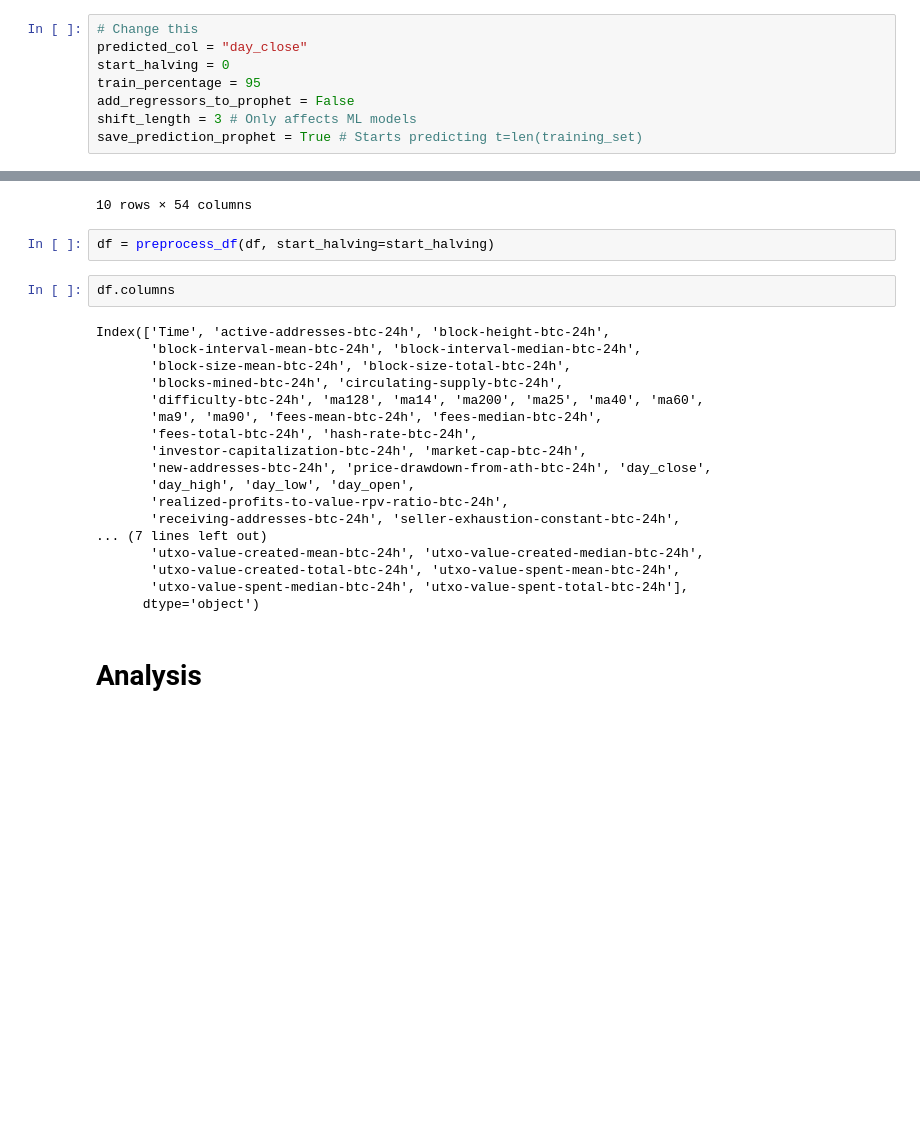
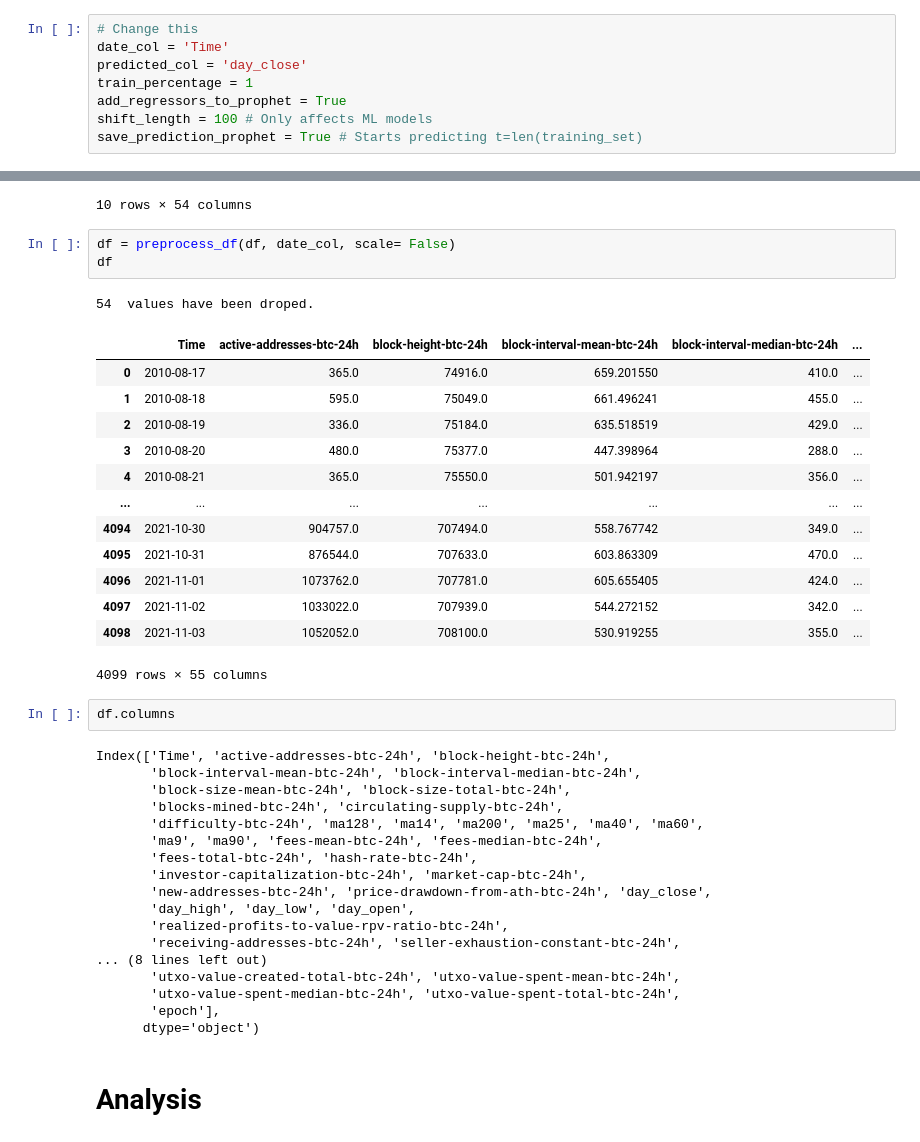
Before and after one commit to hazemkya/BitDictor, a Jupyter notebook: model/forecasting.ipynb, the cells around one changed output, grey strips where cells are left out. Drawn from its saved outputs; the diff is of its cells as text; blank space fills up the shorter version.

```diff
--- a/model/forecasting.ipynb
+++ b/model/forecasting.ipynb
@@ -14,11 +19,11 @@ from utilities import *
 # Variables
 # %%
 # Change this
-predicted_col = "day_close"
-start_halving = 0
-train_percentage = 95
-add_regressors_to_prophet = False
-shift_length = 3 # Only affects ML models
+date_col = 'Time'
+predicted_col = 'day_close'
+train_percentage = 1
+add_regressors_to_prophet = True
+shift_length = 100 # Only affects ML models
 save_prediction_prophet = True # Starts predicting t=len(training_set)
 # %%
 # No need to change this
@@ -43,7 +47,23 @@ df.head(10)
 | 9 | 2010-08-26 00:00:00+00:00 | 455.0 | 76616.0 | 446.733333 | 274.0 | ... |
 10 rows × 54 columns
 # %%
-df = preprocess_df(df, start_halving=start_halving)
+df = preprocess_df(df, date_col, scale= False)
+df
+# %% [output]
+54  values have been droped.
+|  | Time | active-addresses-btc-24h | block-height-btc-24h | block-interval-mean-btc-24h | block-interval-median-btc-24h | ... |
+| 0 | 2010-08-17 | 365.0 | 74916.0 | 659.201550 | 410.0 | ... |
+| 1 | 2010-08-18 | 595.0 | 75049.0 | 661.496241 | 455.0 | ... |
+| 2 | 2010-08-19 | 336.0 | 75184.0 | 635.518519 | 429.0 | ... |
+| 3 | 2010-08-20 | 480.0 | 75377.0 | 447.398964 | 288.0 | ... |
+| 4 | 2010-08-21 | 365.0 | 75550.0 | 501.942197 | 356.0 | ... |
+| ... | ... | ... | ... | ... | ... | ... |
+| 4094 | 2021-10-30 | 904757.0 | 707494.0 | 558.767742 | 349.0 | ... |
+| 4095 | 2021-10-31 | 876544.0 | 707633.0 | 603.863309 | 470.0 | ... |
+| 4096 | 2021-11-01 | 1073762.0 | 707781.0 | 605.655405 | 424.0 | ... |
+| 4097 | 2021-11-02 | 1033022.0 | 707939.0 | 544.272152 | 342.0 | ... |
+| 4098 | 2021-11-03 | 1052052.0 | 708100.0 | 530.919255 | 355.0 | ... |
+4099 rows × 55 columns
 # %%
 df.columns
 # %% [output]
@@ -59,10 +79,10 @@ Index(['Time', 'active-addresses-btc-24h', 'block-height-btc-24h',
        'day_high', 'day_low', 'day_open',
        'realized-profits-to-value-rpv-ratio-btc-24h',
        'receiving-addresses-btc-24h', 'seller-exhaustion-constant-btc-24h',
-... (7 lines left out)
-       'utxo-value-created-mean-btc-24h', 'utxo-value-created-median-btc-24h',
+... (8 lines left out)
        'utxo-value-created-total-btc-24h', 'utxo-value-spent-mean-btc-24h',
-       'utxo-value-spent-median-btc-24h', 'utxo-value-spent-total-btc-24h'],
+       'utxo-value-spent-median-btc-24h', 'utxo-value-spent-total-btc-24h',
+       'epoch'],
       dtype='object')
 # %% [markdown]
 # Analysis
```
Also changed, not shown: parts of 9 cells of this notebook, 20 other files.
